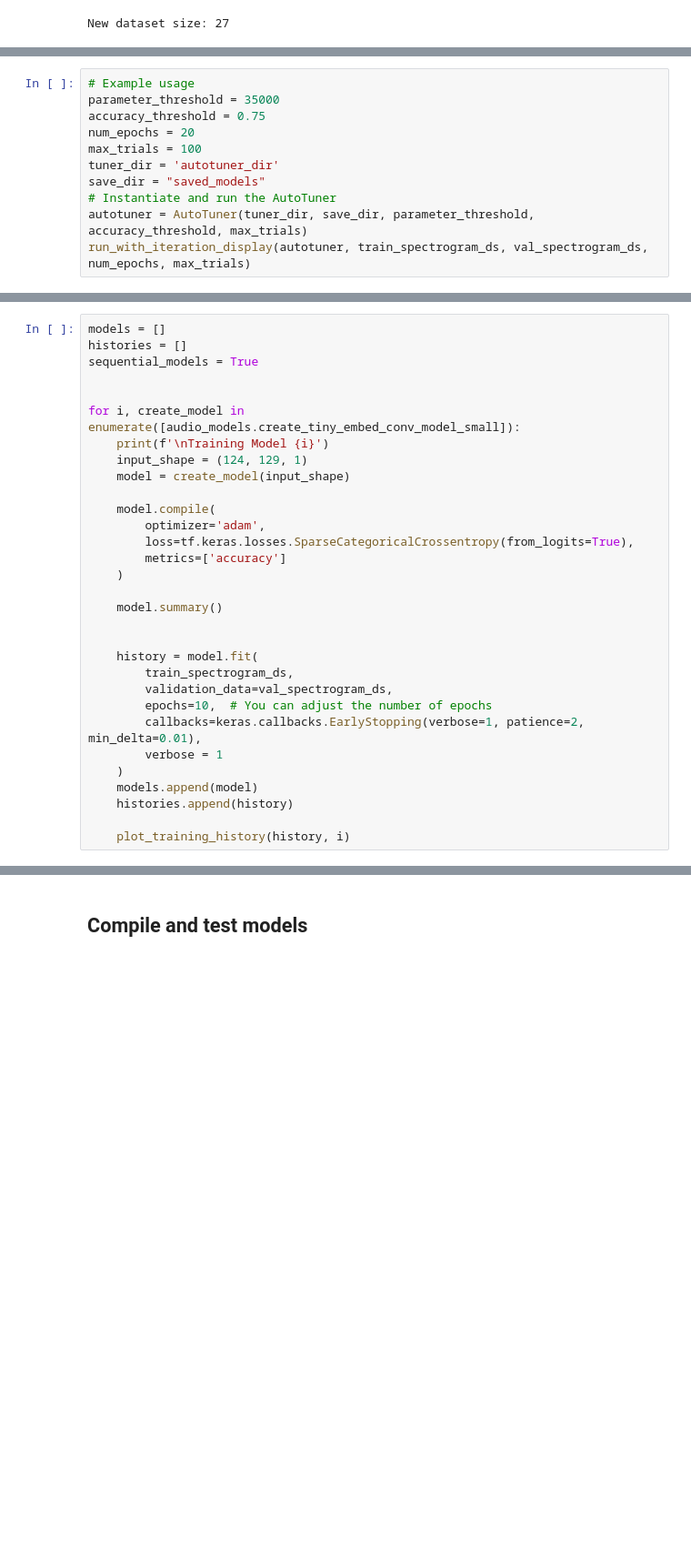
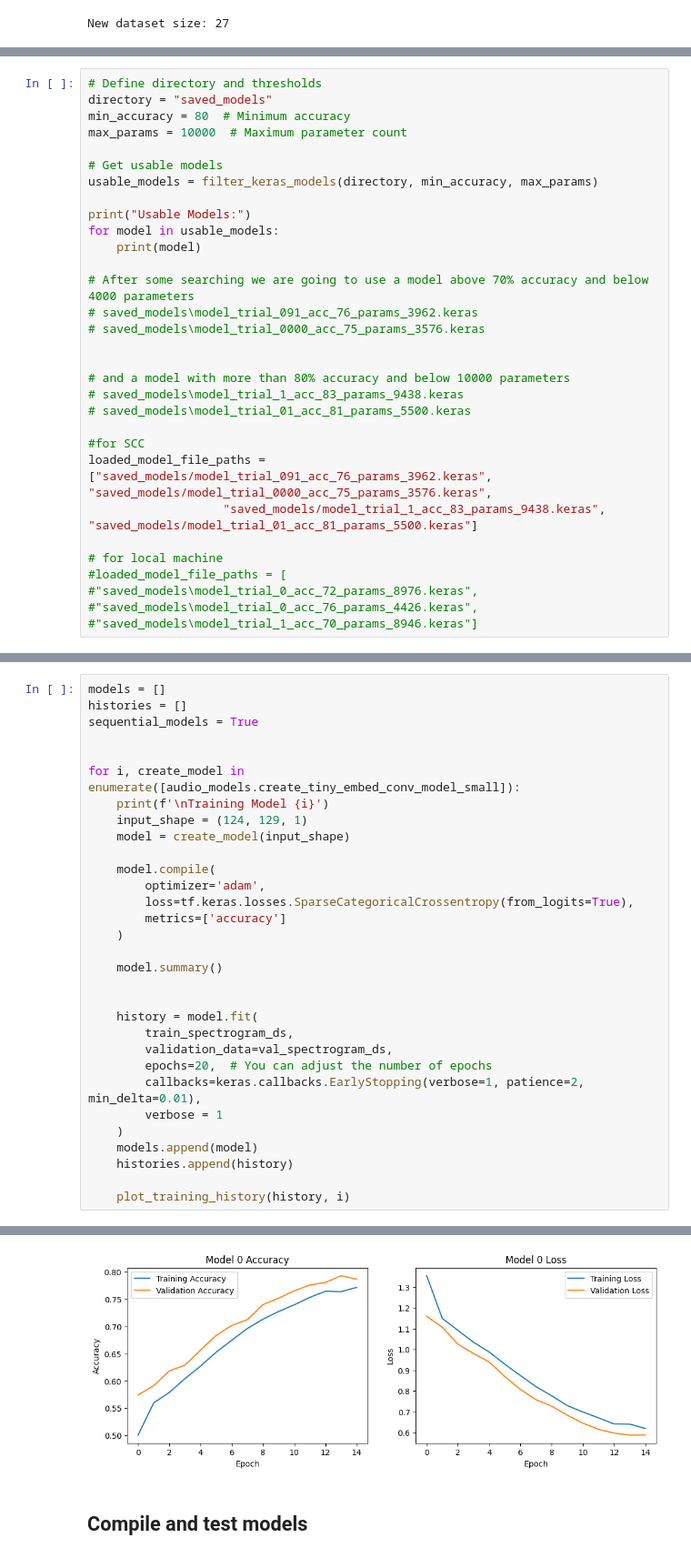
Before and after one commit to Gabinson200/ESPtinyML24, a Jupyter notebook: model_making/notebooks/audio_model_creation.ipynb, the cells around one changed output, grey strips where cells are left out. Shown at 91% size. Drawn from its saved outputs; the diff is of its cells as text; blank space fills up the shorter version.

```diff
--- a/model_making/notebooks/audio_model_creation.ipynb
+++ b/model_making/notebooks/audio_model_creation.ipynb
@@ -343,14 +369,3 @@ class AutoTuner:
         """
         self.tuner.search(train_data, validation_data=val_data, epochs=num_epochs)
         print(f"\nTraining complete. Saved {self.tuner.saved_model_count} models that fit the criteria.")
-# %%
-# Example usage
-parameter_threshold = 35000
-accuracy_threshold = 0.75
-num_epochs = 20
-max_trials = 100
-tuner_dir = 'autotuner_dir'
-save_dir = "saved_models"
-# Instantiate and run the AutoTuner
-autotuner = AutoTuner(tuner_dir, save_dir, parameter_threshold, accuracy_threshold, max_trials)
-run_with_iteration_display(autotuner, train_spectrogram_ds, val_spectrogram_ds, num_epochs, max_trials)
@@ -390,0 +457,31 @@ def plot_training_history(history, model_index):
+# %%
+# Define directory and thresholds
+directory = "saved_models"
+min_accuracy = 80  # Minimum accuracy
+max_params = 10000  # Maximum parameter count
+
+# Get usable models
+usable_models = filter_keras_models(directory, min_accuracy, max_params)
+
+print("Usable Models:")
+for model in usable_models:
+    print(model)
+
+# After some searching we are going to use a model above 70% accuracy and below 4000 parameters
+# saved_models\model_trial_091_acc_76_params_3962.keras
+# saved_models\model_trial_0000_acc_75_params_3576.keras
+
+
+# and a model with more than 80% accuracy and below 10000 parameters
+# saved_models\model_trial_1_acc_83_params_9438.keras
+# saved_models\model_trial_01_acc_81_params_5500.keras
+
+#for SCC
+loaded_model_file_paths = ["saved_models/model_trial_091_acc_76_params_3962.keras", "saved_models/model_trial_0000_acc_75_params_3576.keras",
+                   "saved_models/model_trial_1_acc_83_params_9438.keras", "saved_models/model_trial_01_acc_81_params_5500.keras"]
+
+# for local machine
+#loaded_model_file_paths = [
+#"saved_models\model_trial_0_acc_72_params_8976.keras",
+#"saved_models\model_trial_0_acc_76_params_4426.keras",
+#"saved_models\model_trial_1_acc_70_params_8946.keras"]
@@ -411,7 +610,7 @@ for i, create_model in enumerate([audio_models.create_tiny_embed_conv_model_smal
     history = model.fit(
         train_spectrogram_ds,
         validation_data=val_spectrogram_ds,
-        epochs=10,  # You can adjust the number of epochs
+        epochs=20,  # You can adjust the number of epochs
         callbacks=keras.callbacks.EarlyStopping(verbose=1, patience=2, min_delta=0.01),
         verbose = 1
     )
@@ -419,3 +618,4 @@ for i, create_model in enumerate([audio_models.create_tiny_embed_conv_model_smal
     histories.append(history)
 
     plot_training_history(history, i)
+# %% [output]
@@ -422,2 +656,3 @@ for i, create_model in enumerate([audio_models.create_tiny_embed_conv_model_smal
+[figure, added]
 # %% [markdown]
 ## Compile and test models
```
Also changed, not shown: parts of 38 cells of this notebook.
